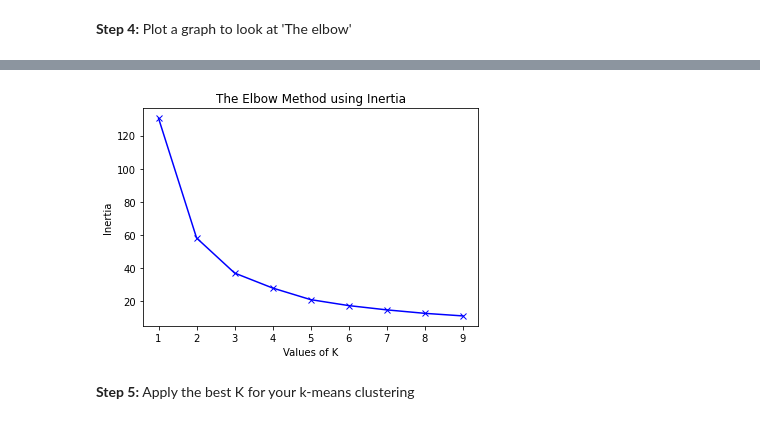
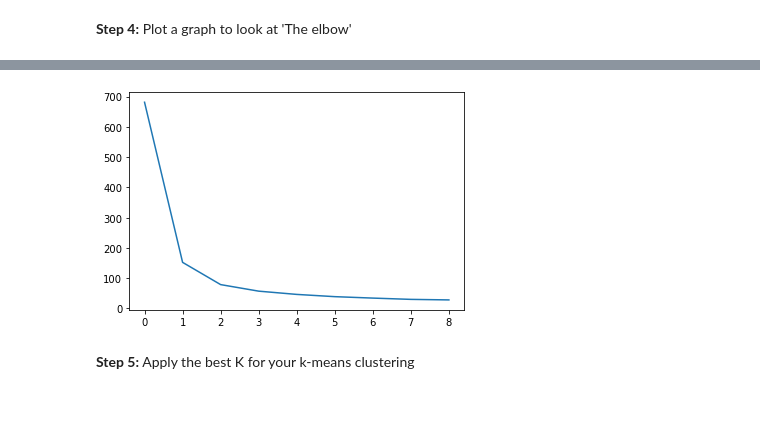
Before and after one commit to huimunte/ADS_Exercise, a Jupyter notebook: W6 - Exercise 1 - K-means_Vivian.ipynb, the cells around one changed output, grey strips where cells are left out. Cells and saved outputs as stored; diff of their text form; code cells hidden in the pictures.

```diff
--- a/W6 - Exercise 1 - K-means_Vivian.ipynb
+++ b/W6 - Exercise 1 - K-means_Vivian.ipynb
@@ -130,5 +86,0 @@ plt.scatter(X[:, 0], X[:, 1], c=labels,
-# %%
-from sklearn.cluster import KMeans
-kmeans = KMeans(n_clusters=4)
-kmeans.fit(X)
-y_kmeans = kmeans.predict(X)
@@ -142,2 +87,15 @@ plt.scatter(centers[:, 0], centers[:, 1], c='black', s=200, alpha=0.5);
+# %%
+from sklearn.cluster import KMeans
+import matplotlib.pyplot as plt
+
+#initialize cluster and empty list
+total_k = 10
+wcss = []
+
+#loop through desired number of clusters
+for k in range(1, total_k):
+    cluster = KMeans(k, random_state=0)
+    cluster.fit(X)
+    wcss.append(cluster.inertia_)
 # %% [markdown]
 **Step 4:** Plot a graph to look at 'The elbow'
@@ -203,10 +102,8 @@ for key, val in mapping2.items():
-# %%
-plt.plot(K, inertias, 'bx-')
-plt.xlabel('Values of K')
-plt.ylabel('Inertia')
-plt.title('The Elbow Method using Inertia')
-plt.show()
-# %% [output]
-[figure, removed]
+# %%
+#plot graph
+plt.plot(wcss)
+plt.show()
+# %% [output]
+[figure, added]
 # %% [markdown]
 **Step 5:** Apply the best K for your k-means clustering
```
Also changed, not shown: parts of 14 cells of this notebook.
